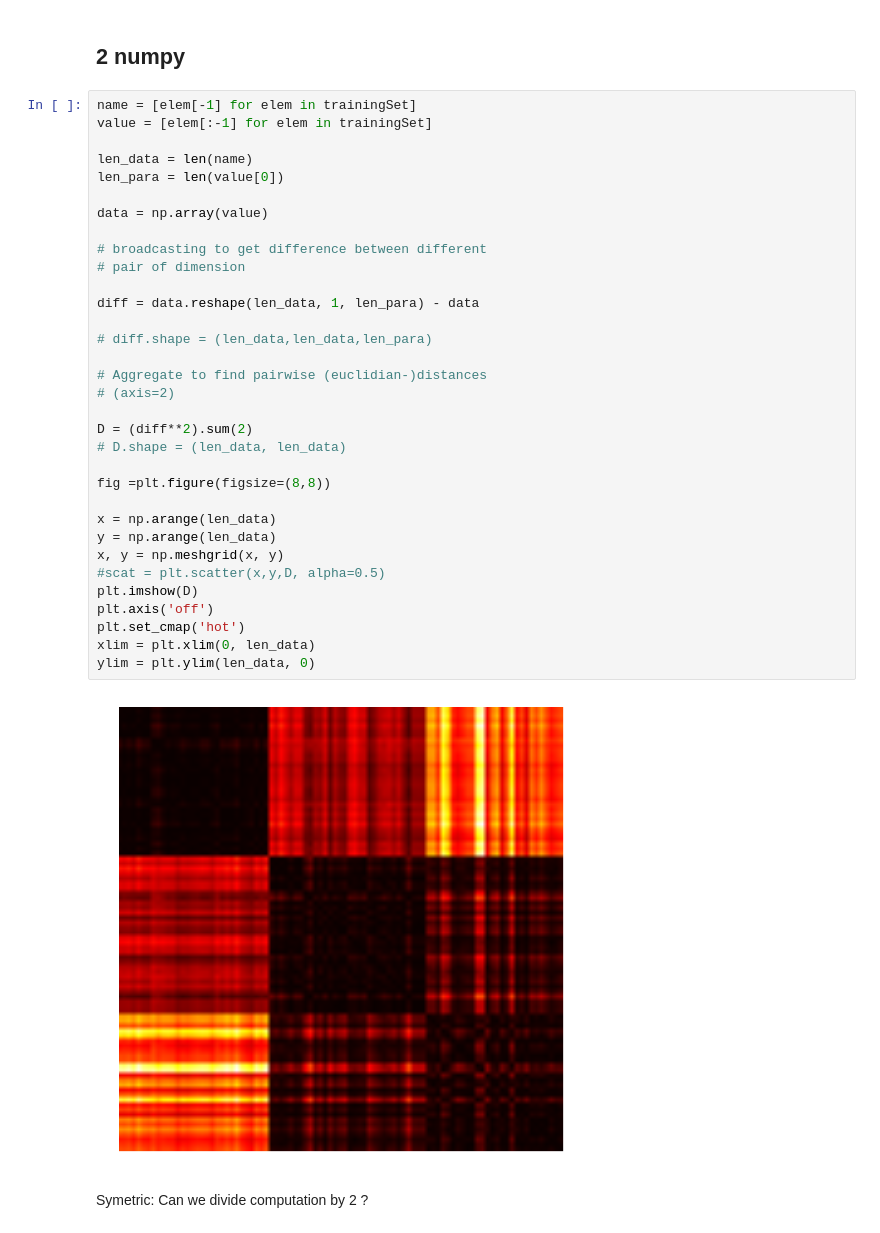
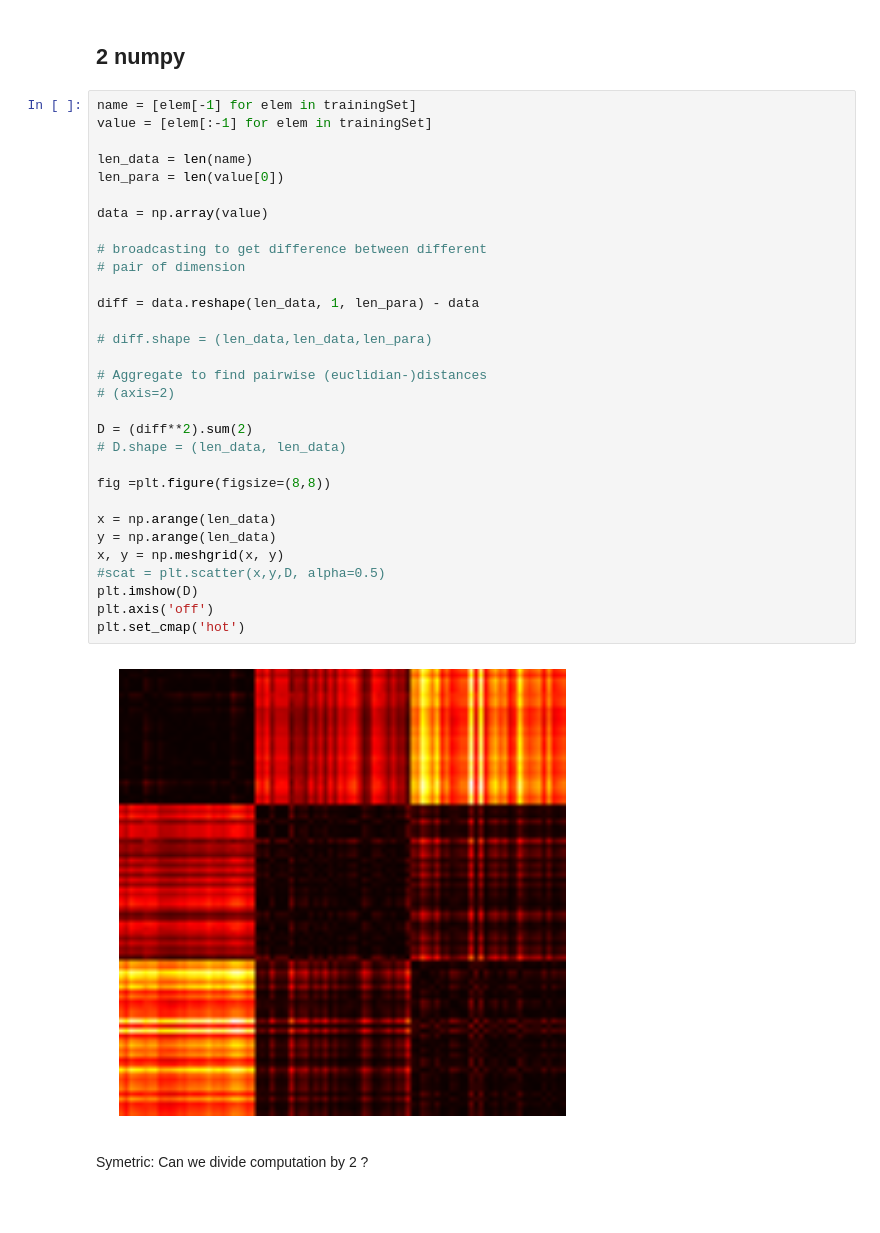
Before and after one commit to ggila/allez, a Jupyter notebook: machine_learning/knn.ipynb, the cells around one changed output. Drawn from its saved outputs; the diff is of its cells as text; blank space fills up the shorter version.

```diff
--- a/machine_learning/knn.ipynb
+++ b/machine_learning/knn.ipynb
@@ -115,35 +104,33 @@ name = [elem[-1] for elem in trainingSet]
 value = [elem[:-1] for elem in trainingSet]
 
 len_data = len(name)
 len_para = len(value[0])
 
 data = np.array(value)
 
 # broadcasting to get difference between different
 # pair of dimension
 
 diff = data.reshape(len_data, 1, len_para) - data
 
 # diff.shape = (len_data,len_data,len_para)
 
 # Aggregate to find pairwise (euclidian-)distances
 # (axis=2)
 
 D = (diff**2).sum(2)
 # D.shape = (len_data, len_data)
 
 fig =plt.figure(figsize=(8,8))
 
 x = np.arange(len_data)
 y = np.arange(len_data)
 x, y = np.meshgrid(x, y)
 #scat = plt.scatter(x,y,D, alpha=0.5)
 plt.imshow(D)
 plt.axis('off')
 plt.set_cmap('hot')
-xlim = plt.xlim(0, len_data)
-ylim = plt.ylim(len_data, 0)
 # %% [output]
-[figure, old version]
+[figure, new version]
 # %% [markdown]
 Symetric: Can we divide computation by 2 ?
```
Also changed, not shown: parts of 9 cells of this notebook, 18 other files.
